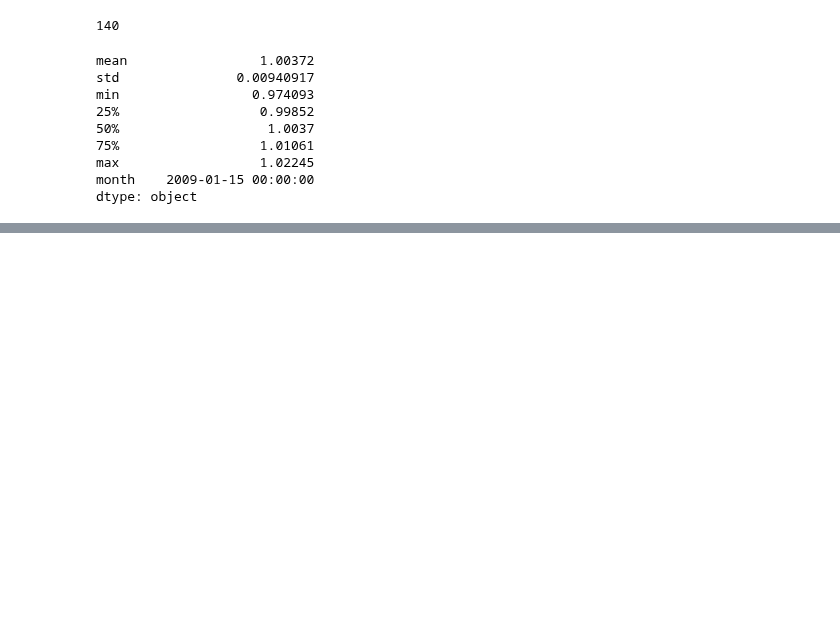
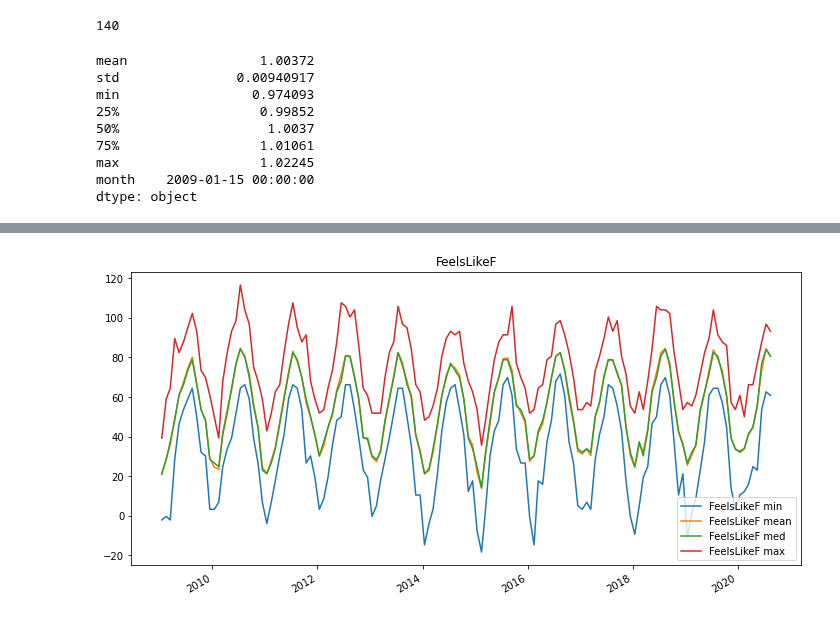
Before and after one commit to BloomTech-Labs/Labs26-Citrics-DS-TeamA, a Jupyter notebook: notebooks/Historic_Weather.ipynb, the cells around one changed output, grey strips where cells are left out. Cells and saved outputs as stored; diff of their text form; code cells hidden in the pictures; blank space fills up the shorter version.

```diff
--- a/notebooks/Historic_Weather.ipynb
+++ b/notebooks/Historic_Weather.ipynb
@@ -799,0 +890,5 @@ pressure_df.head()
+# %%
+ax = df[["FeelsLikeF min", "FeelsLikeF mean", "FeelsLikeF med", "FeelsLikeF max"]].plot(figsize=(12, 6), title="FeelsLikeF")
+ax.set(xlabel="");
+# %% [output]
+[figure, added]
```
Also changed, not shown: parts of 14 cells of this notebook, 1 other file.
